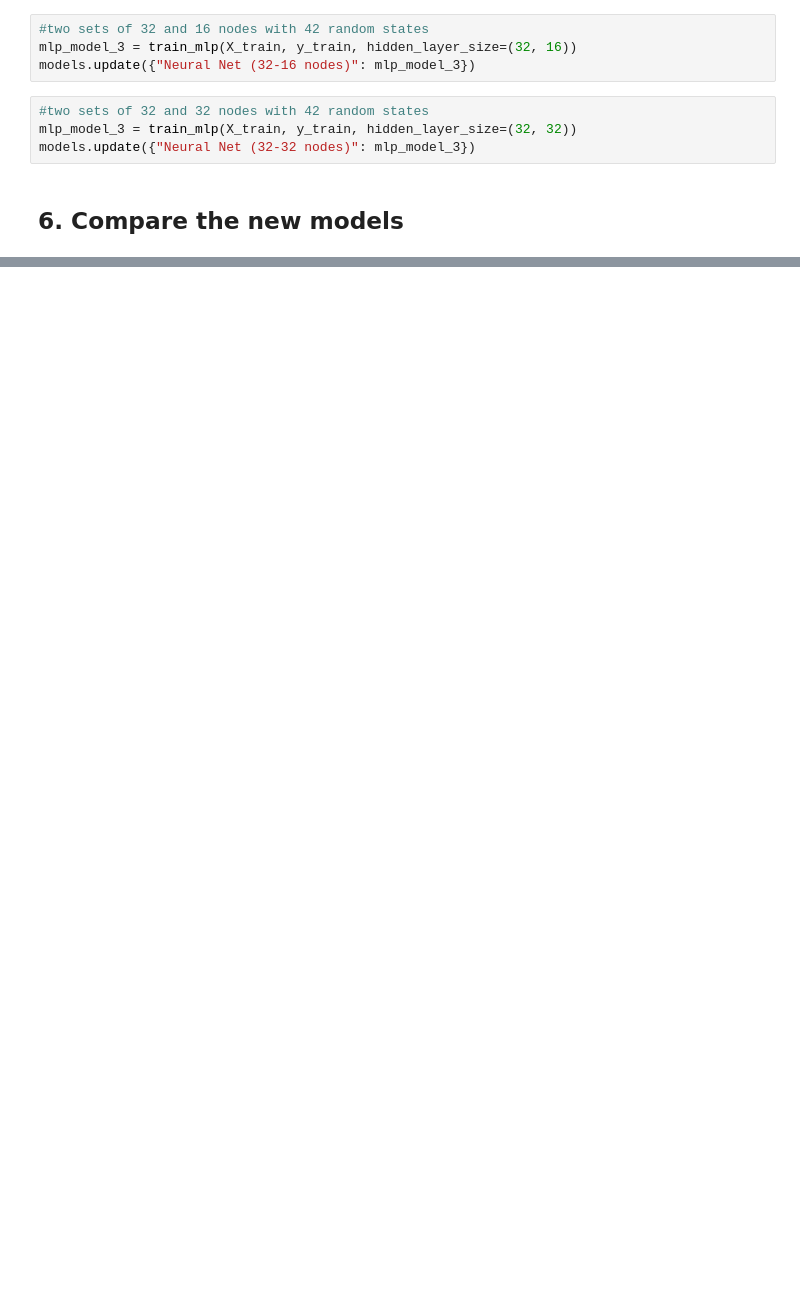
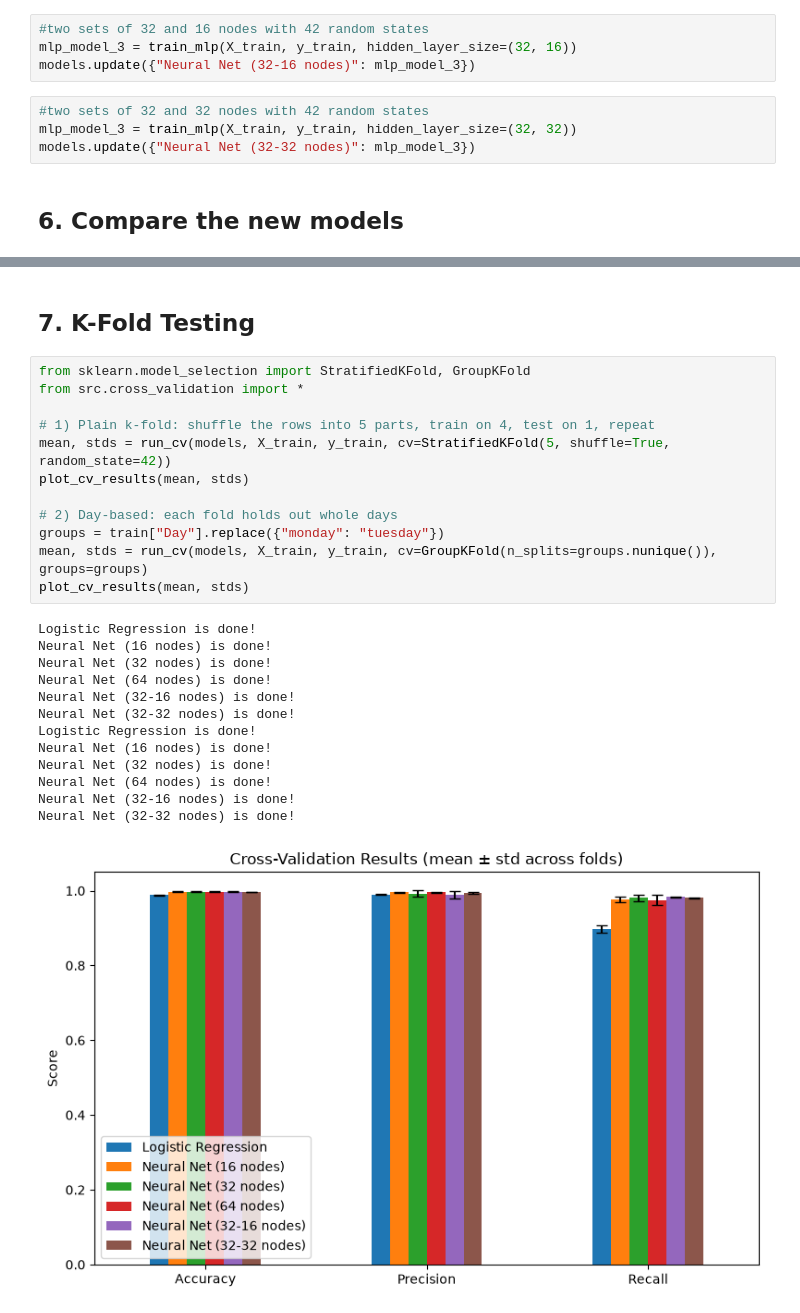
Before and after one commit to CorruptedStorm/NetworkIntrusionDetector, a Jupyter notebook: notebooks/cic_network_intrusion_detector.ipynb, the cells around one changed output, grey strips where cells are left out. Saved outputs shown, nothing was run; the diff lists cells and outputs as text; blank space fills up the shorter version.

Commit message:
Big Change - Added new models, k-fold, and some other minor changes

```diff
--- a/notebooks/cic_network_intrusion_detector.ipynb
+++ b/notebooks/cic_network_intrusion_detector.ipynb
@@ -140,2 +126,30 @@ Recall                     0.258448
 [figure]
 [figure]
+# %% [markdown]
+## 7. K-Fold Testing
+# %%
+from sklearn.model_selection import StratifiedKFold, GroupKFold
+from src.cross_validation import *
+
+# 1) Plain k-fold: shuffle the rows into 5 parts, train on 4, test on 1, repeat
+mean, stds = run_cv(models, X_train, y_train, cv=StratifiedKFold(5, shuffle=True, random_state=42))
+plot_cv_results(mean, stds)
+
+# 2) Day-based: each fold holds out whole days
+groups = train["Day"].replace({"monday": "tuesday"})
+mean, stds = run_cv(models, X_train, y_train, cv=GroupKFold(n_splits=groups.nunique()), groups=groups)
+plot_cv_results(mean, stds)
+# %% [output]
+Logistic Regression is done!
+Neural Net (16 nodes) is done!
+Neural Net (32 nodes) is done!
+Neural Net (64 nodes) is done!
+Neural Net (32-16 nodes) is done!
+Neural Net (32-32 nodes) is done!
+Logistic Regression is done!
+Neural Net (16 nodes) is done!
+Neural Net (32 nodes) is done!
+Neural Net (64 nodes) is done!
+Neural Net (32-16 nodes) is done!
+Neural Net (32-32 nodes) is done!
+[figure, added]
```
Also changed, not shown: parts of 3 cells of this notebook, 12 other files.
